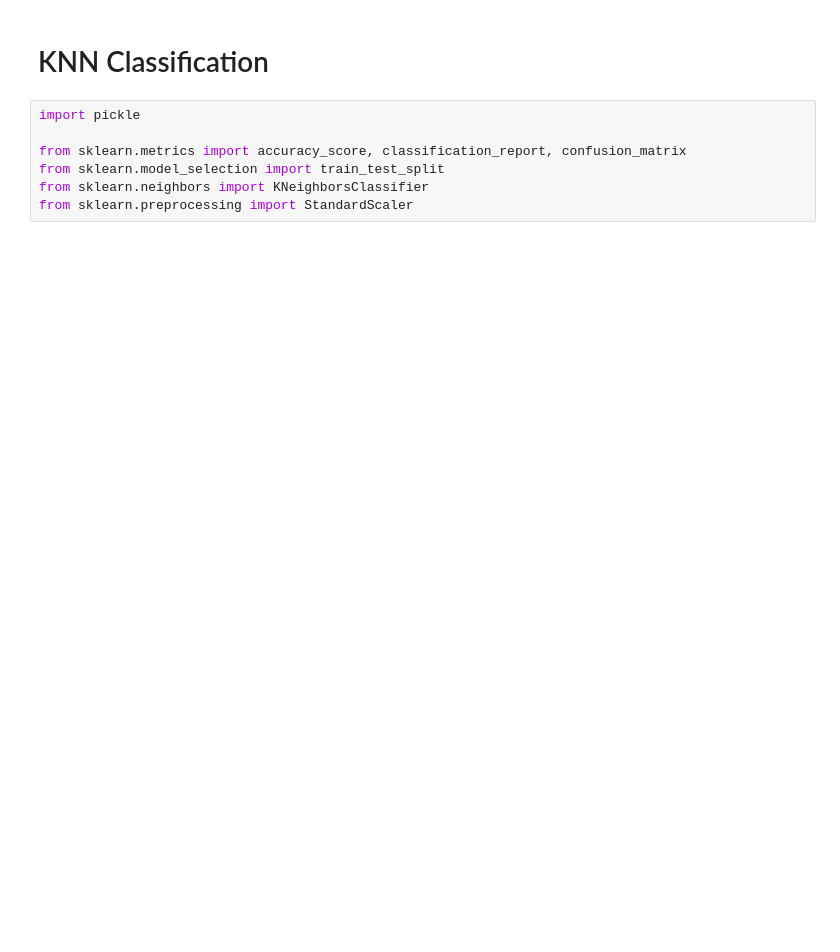
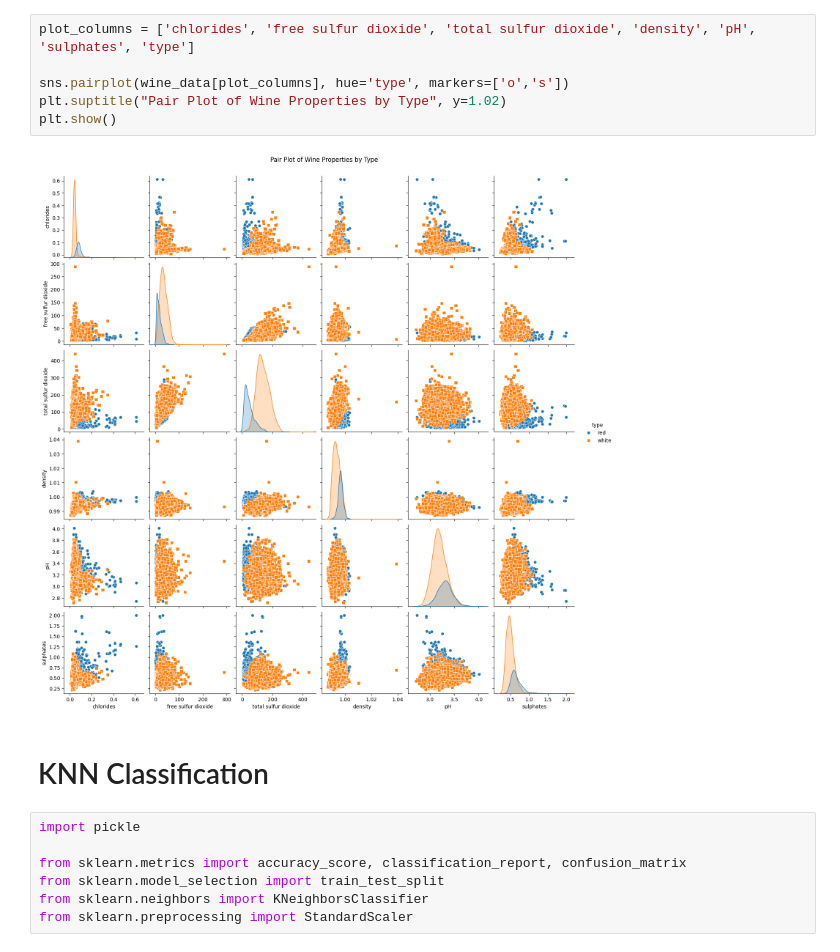
Before and after one commit to Fin0201/AI-ML-CW1, a Jupyter notebook: CW1 Code.ipynb, the cells around one changed output. Drawn from its saved outputs; the diff is of its cells as text; blank space fills up the shorter version.

```diff
--- a/CW1 Code.ipynb
+++ b/CW1 Code.ipynb
@@ -75,3 +65,11 @@ dtype: int64
+# %%
+plot_columns = ['chlorides', 'free sulfur dioxide', 'total sulfur dioxide', 'density', 'pH', 'sulphates', 'type']
+
+sns.pairplot(wine_data[plot_columns], hue='type', markers=['o','s'])
+plt.suptitle("Pair Plot of Wine Properties by Type", y=1.02)
+plt.show()
+# %% [output]
+[figure, added]
 # %% [markdown]
 # KNN Classification
 # %%
```
Also changed, not shown: parts of 17 cells of this notebook, 6 other files.
